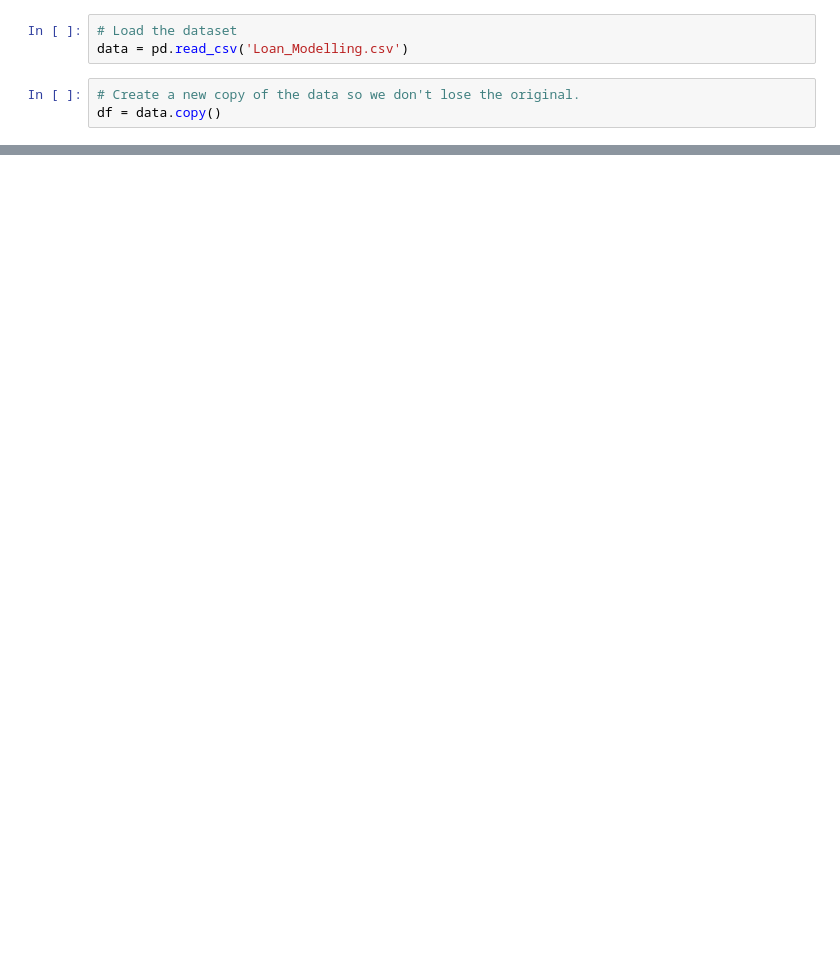
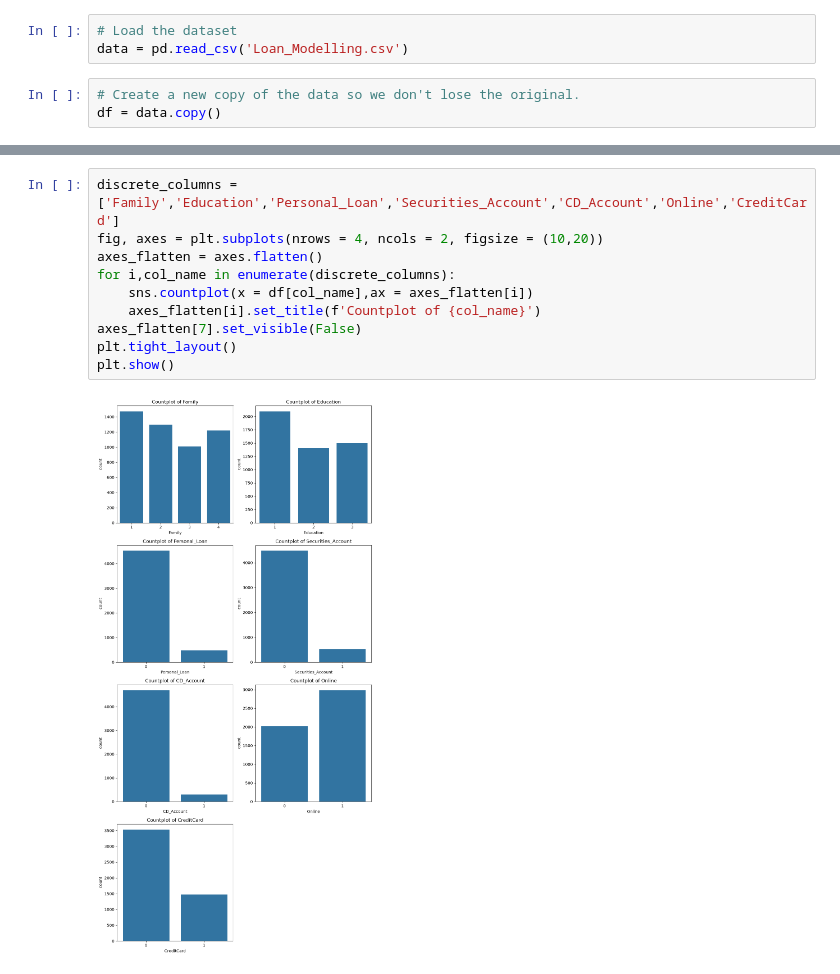
Before and after one commit to yajvashee/EDA, a Jupyter notebook: assessment/customer_beahviour_model_for_loan_targeting.ipynb, the cells around one changed output, grey strips where cells are left out. Cells and saved outputs as stored; diff of their text form; blank space fills up the shorter version.

```diff
--- a/assessment/customer_beahviour_model_for_loan_targeting.ipynb
+++ b/assessment/customer_beahviour_model_for_loan_targeting.ipynb
@@ -75,0 +198,12 @@ df.shape
+# %%
+discrete_columns = ['Family','Education','Personal_Loan','Securities_Account','CD_Account','Online','CreditCard']
+fig, axes = plt.subplots(nrows = 4, ncols = 2, figsize = (10,20))
+axes_flatten = axes.flatten()
+for i,col_name in enumerate(discrete_columns):
+    sns.countplot(x = df[col_name],ax = axes_flatten[i])
+    axes_flatten[i].set_title(f'Countplot of {col_name}')
+axes_flatten[7].set_visible(False)
+plt.tight_layout()
+plt.show()
+# %% [output]
+[figure, added]
```
Also changed, not shown: parts of 22 cells of this notebook.
